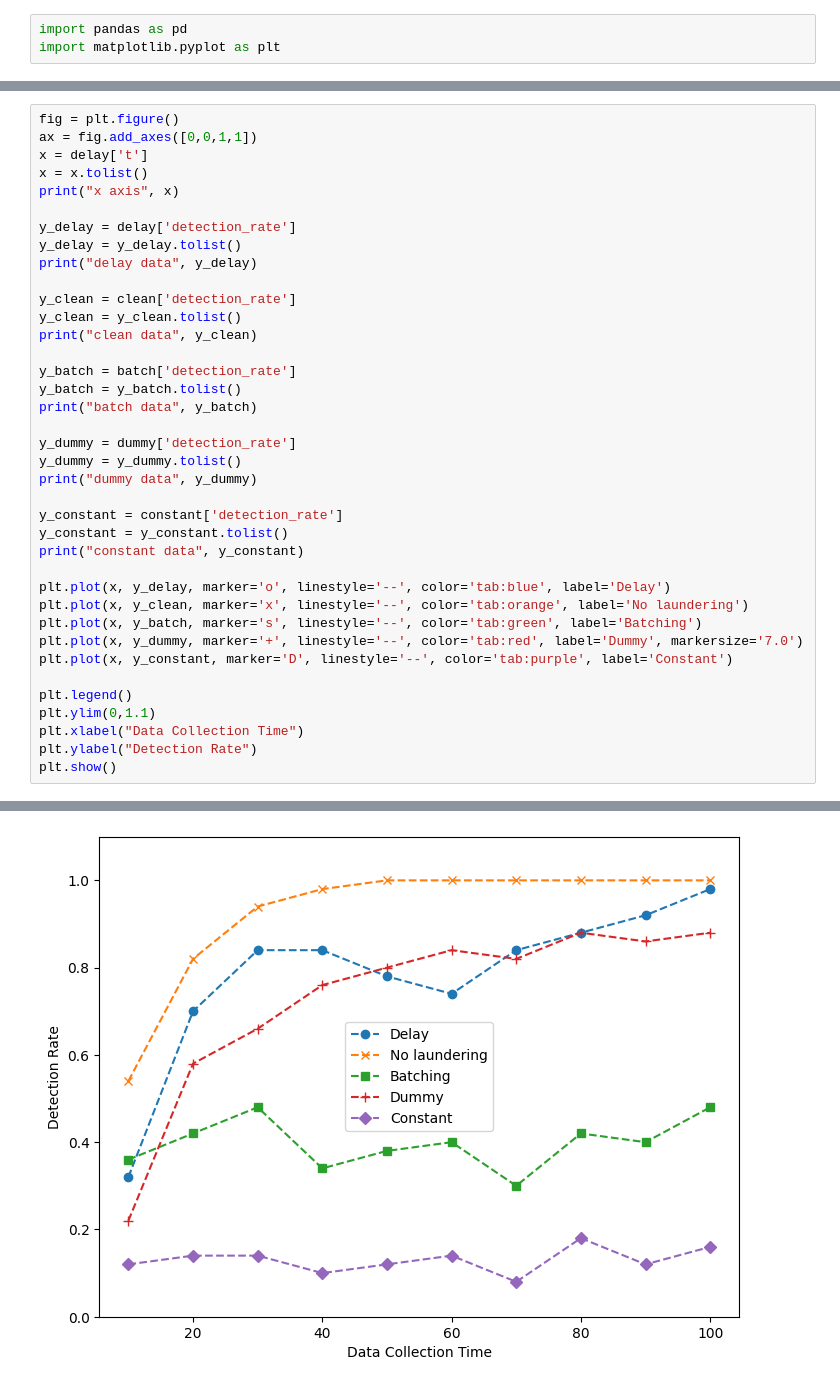
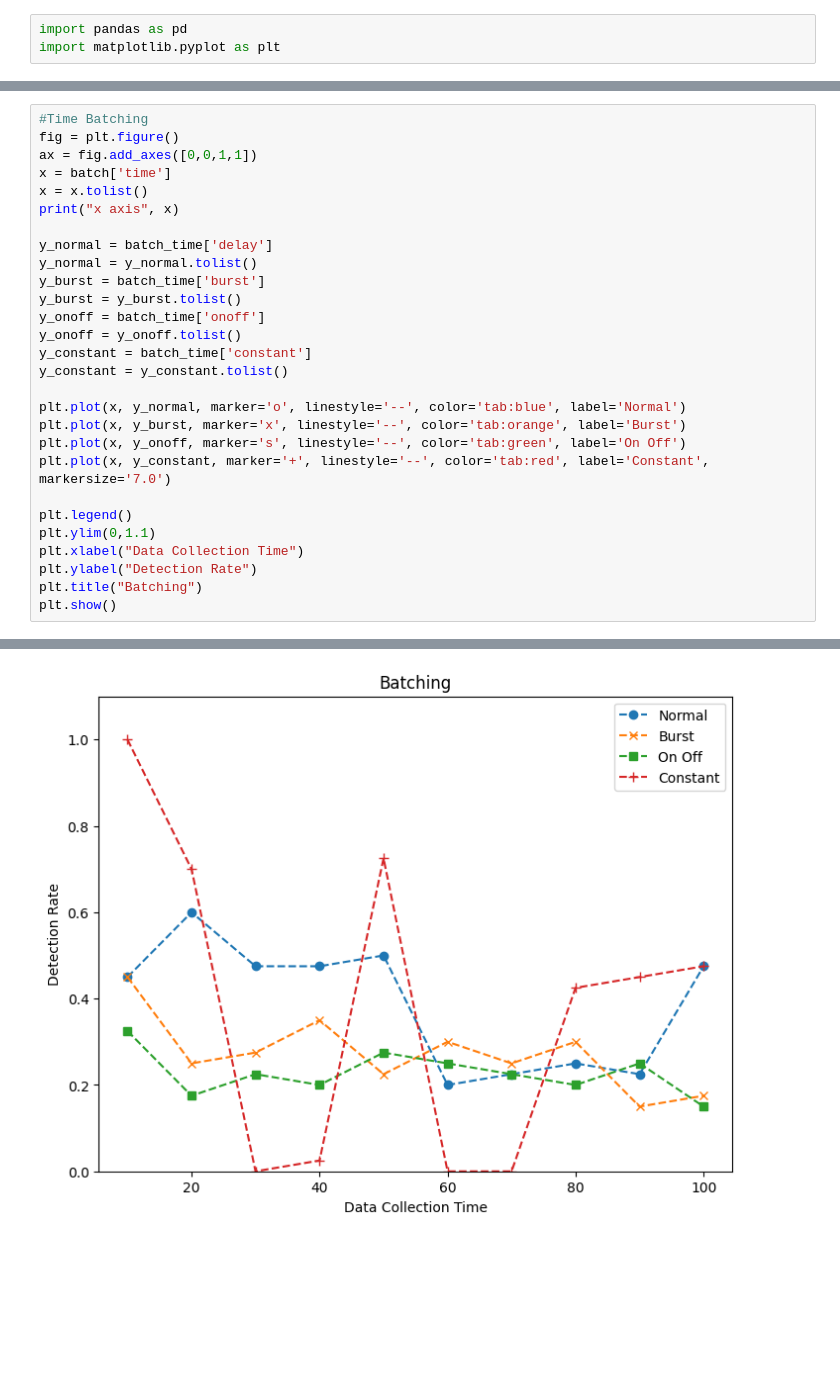
Before and after one commit to GuillaumeClaude/CSC-466-Final-Project, a Jupyter notebook: report_graphs.ipynb, the cells around one changed output, grey strips where cells are left out. Cells and saved outputs as stored; diff of their text form; blank space fills up the shorter version.

Commit message:
finished all graphs in the manipulated section

```diff
--- a/report_graphs.ipynb
+++ b/report_graphs.ipynb
@@ -33,39 +54,29 @@ constant.head()
 # %%
+#Time Batching
 fig = plt.figure()
 ax = fig.add_axes([0,0,1,1])
-x = delay['t']
+x = batch['time']
 x = x.tolist()
 print("x axis", x)
 
-y_delay = delay['detection_rate']
-y_delay = y_delay.tolist()
-print("delay data", y_delay)
+y_normal = batch_time['delay']
+y_normal = y_normal.tolist()
+y_burst = batch_time['burst']
+y_burst = y_burst.tolist()
+y_onoff = batch_time['onoff']
+y_onoff = y_onoff.tolist()
+y_constant = batch_time['constant']
+y_constant = y_constant.tolist()
 
-y_clean = clean['detection_rate']
-y_clean = y_clean.tolist()
-print("clean data", y_clean)
-
-y_batch = batch['detection_rate']
-y_batch = y_batch.tolist()
-print("batch data", y_batch)
-
-y_dummy = dummy['detection_rate']
-y_dummy = y_dummy.tolist()
-print("dummy data", y_dummy)
-
-y_constant = constant['detection_rate']
-y_constant = y_constant.tolist()
-print("constant data", y_constant)
-
-plt.plot(x, y_delay, marker='o', linestyle='--', color='tab:blue', label='Delay')
-plt.plot(x, y_clean, marker='x', linestyle='--', color='tab:orange', label='No laundering')
-plt.plot(x, y_batch, marker='s', linestyle='--', color='tab:green', label='Batching')
-plt.plot(x, y_dummy, marker='+', linestyle='--', color='tab:red', label='Dummy', markersize='7.0')
-plt.plot(x, y_constant, marker='D', linestyle='--', color='tab:purple', label='Constant')
+plt.plot(x, y_normal, marker='o', linestyle='--', color='tab:blue', label='Normal')
+plt.plot(x, y_burst, marker='x', linestyle='--', color='tab:orange', label='Burst')
+plt.plot(x, y_onoff, marker='s', linestyle='--', color='tab:green', label='On Off')
+plt.plot(x, y_constant, marker='+', linestyle='--', color='tab:red', label='Constant', markersize='7.0')
 
 plt.legend()
 plt.ylim(0,1.1)
 plt.xlabel("Data Collection Time")
 plt.ylabel("Detection Rate")
+plt.title("Batching")
 plt.show()
 # %% [output]
@@ -78 +84 @@ constant data [0.12, 0.14, 0.14, 0.1, 0.12, 0.14, 0.08, 0.18, 0.12, 0.16]
-[figure, old version]
+[figure, new version]
```
Also changed, not shown: parts of 9 cells of this notebook.
